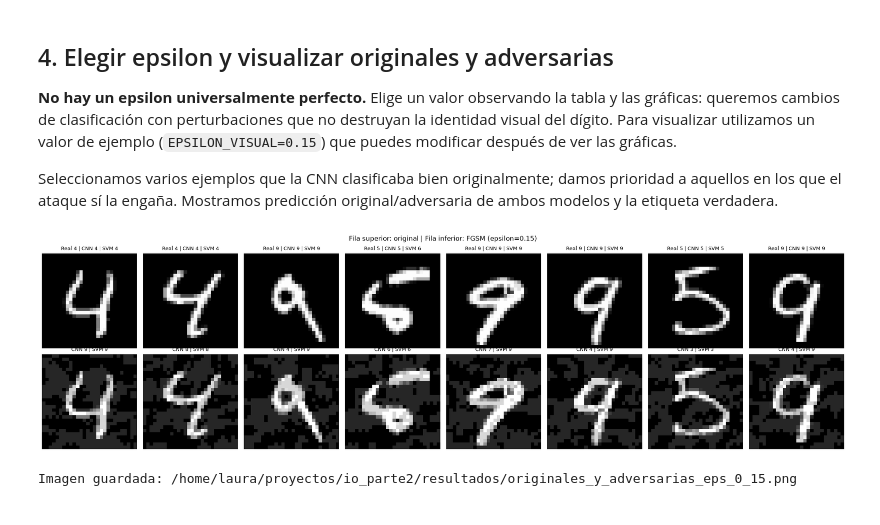
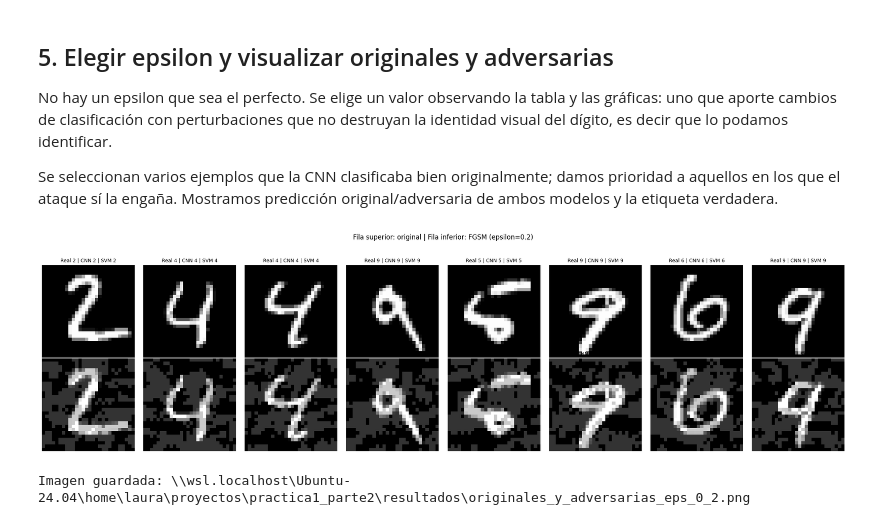
Before and after one commit to laurasomolinos/Investigacion-Operativa-practica-1, a Jupyter notebook: experimentos.ipynb, the cells around one changed output. Saved outputs shown, nothing was run; the diff lists cells and outputs as text; code cells hidden in the pictures.

Commit message:
Subiendo scripts y modelos (sin carpetas pesadas)

```diff
--- a/experimentos.ipynb
+++ b/experimentos.ipynb
@@ -66,21 +79,15 @@ cnn = CNNMNIST().to(dispositivo)
 cnn.load_state_dict(torch.load(ruta_cnn, map_location=dispositivo, weights_only=True))
 cnn.eval()
 
-# joblib debe cargar exclusivamente archivos creados por nosotros o de confianza.
 svm = joblib.load(ruta_svm)
 
-mnist_test = datasets.MNIST(
-    root=CARPETA / "datos", train=False, download=True,
-    transform=transforms.ToTensor()
-)
+mnist_test = datasets.MNIST(root=CARPETA / "datos", train=False, download=True, transform=transforms.ToTensor())
 
 if MODO == "rapido":
     indices = np.random.default_rng(SEMILLA).choice(len(mnist_test), 1000, replace=False)
     indices = np.sort(indices).tolist()
 elif MODO == "completo":
     indices = list(range(len(mnist_test)))
-else:
-    raise ValueError("MODO debe ser 'rapido' o 'completo'")
 
 subconjunto = Subset(mnist_test, indices)
 cargador = DataLoader(subconjunto, batch_size=LOTE, shuffle=False, num_workers=0)
@@ -228,52 +315,52 @@ plt.show()
 # %% [markdown]
-## 4. Elegir epsilon y visualizar originales y adversarias
+## 5. Elegir epsilon y visualizar originales y adversarias
 
-**No hay un epsilon universalmente perfecto.** Elige un valor observando la tabla y las gráficas: queremos cambios de clasificación con perturbaciones que no destruyan la identidad visual del dígito. Para visualizar utilizamos un valor de ejemplo (`EPSILON_VISUAL=0.15`) que puedes modificar después de ver las gráficas.
+No hay un epsilon que sea el perfecto. Se elige un valor observando la tabla y las gráficas: uno que aporte cambios de clasificación con perturbaciones que no destruyan la identidad visual del dígito, es decir que lo podamos identificar.
 
-Seleccionamos varios ejemplos que la CNN clasificaba bien originalmente; damos prioridad a aquellos en los que el ataque sí la engaña. Mostramos predicción original/adversaria de ambos modelos y la etiqueta verdadera.
+Se seleccionan varios ejemplos que la CNN clasificaba bien originalmente; damos prioridad a aquellos en los que el ataque sí la engaña. Mostramos predicción original/adversaria de ambos modelos y la etiqueta verdadera.
 # %%
-EPSILON_VISUAL = 0.15  # Puedes sustituirlo por el valor que justifiques con los resultados.
+EPSILON = 0.20
 NUM_MOSTRAR = 8
 
 candidatos = []
 for imagenes, etiquetas in cargador:
-    x_adv = ataque_fgsm(cnn, imagenes, etiquetas, EPSILON_VISUAL)
+    x_adv = ataque_fgsm(cnn, imagenes, etiquetas, EPSILON)
     with torch.no_grad():
         p_cnn = cnn(imagenes).argmax(1).numpy()
         p_cnn_adv = cnn(x_adv).argmax(1).numpy()
     p_svm = svm.predict(imagenes.numpy().reshape(len(imagenes), 784))
     p_svm_adv = svm.predict(x_adv.numpy().reshape(len(x_adv), 784))
     for i in range(len(etiquetas)):
         real = int(etiquetas[i].item())
         if p_cnn[i] != real:
-            continue  # Solo mostramos imágenes correctamente clasificadas antes del ataque.
+            continue  #imágenes correctamente clasificadas antes del ataque.
         cambio = int(p_cnn_adv[i] != real)
         candidatos.append((cambio, imagenes[i, 0].numpy(), x_adv[i, 0].numpy(),
                            real, int(p_cnn[i]), int(p_cnn_adv[i]),
                            int(p_svm[i]), int(p_svm_adv[i])))
-    # En modo completo se muestran ejemplos de los primeros lotes para evitar repetir todo el test.
+    # modo completo se muestran ejemplos de los primeros lotes para evitar repetir todo el test
     if len(candidatos) >= 300:
         break
 
 candidatos.sort(key=lambda registro: registro[0], reverse=True)
 seleccion = candidatos[:NUM_MOSTRAR]
 if not seleccion:
     raise RuntimeError("No se encontraron ejemplos inicialmente correctos para visualizar.")
 
 fig, ejes = plt.subplots(2, len(seleccion), figsize=(2.6 * len(seleccion), 5.8), squeeze=False)
 for j, (_, x, adv, real, p_cnn, p_cnn_adv, p_svm, p_svm_adv) in enumerate(seleccion):
     ejes[0, j].imshow(x, cmap="gray", vmin=0, vmax=1)
     ejes[1, j].imshow(adv, cmap="gray", vmin=0, vmax=1)
     ejes[0, j].set_title(f"Real {real} | CNN {p_cnn} | SVM {p_svm}", fontsize=9)
     ejes[1, j].set_title(f"CNN {p_cnn_adv} | SVM {p_svm_adv}", fontsize=9)
     for fila in range(2):
         ejes[fila, j].axis("off")
-fig.suptitle(f"Fila superior: original | Fila inferior: FGSM (epsilon={EPSILON_VISUAL})", fontsize=12)
-fig.tight_layout()
-archivo = CARPETA_SALIDAS / f"originales_y_adversarias_eps_{str(EPSILON_VISUAL).replace('.', '_')}.png"
+fig.suptitle(f"Fila superior: original | Fila inferior: FGSM (epsilon={EPSILON})", fontsize=12)
+fig.tight_layout(rect=[0, 0, 1, 0.93])
+archivo = CARPETA_SALIDAS / f"originales_y_adversarias_eps_{str(EPSILON).replace('.', '_')}.png"
 fig.savefig(archivo, dpi=180)
 plt.show()
 print(f"Imagen guardada: {archivo}")
 # %% [output]
-[figure, old version]
+[figure, new version]
-Imagen guardada: /home/laura/proyectos/io_parte2/resultados/originales_y_adversarias_eps_0_15.png
+Imagen guardada: \\wsl.localhost\Ubuntu-24.04\home\laura\proyectos\practica1_parte2\resultados\originales_y_adversarias_eps_0_2.png
```
Also changed, not shown: parts of 27 cells of this notebook, 25 other files.
